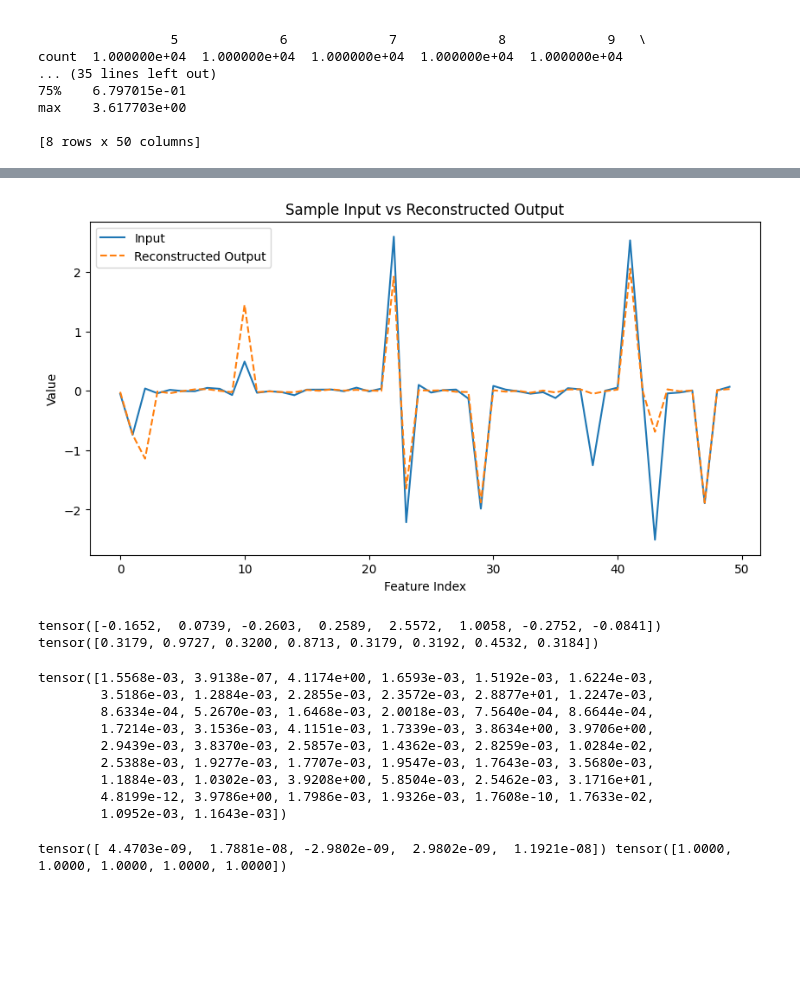
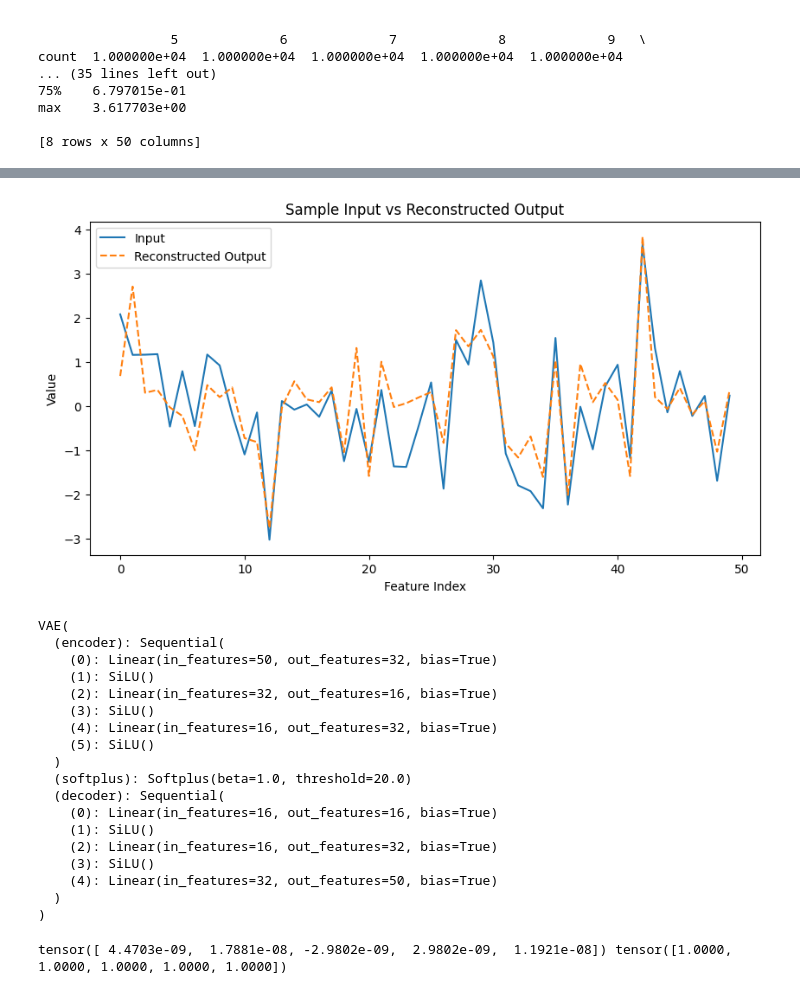
Before and after one commit to BerendBouvy/Thesis, a Jupyter notebook: misc.ipynb, the cells around one changed output, grey strips where cells are left out. Cells and saved outputs as stored; diff of their text form; code cells hidden in the pictures; blank space fills up the shorter version.

```diff
--- a/misc.ipynb
+++ b/misc.ipynb
@@ -87,40 +87,44 @@ Step 600 (N samples: 38,400), Loss: 0.7921 (Recon: 0.7393, KL: 0.0529) Grad: 0.5
 # %%
 import matplotlib.pyplot as plt
 import torch
 
 with torch.no_grad():
-    x_sample = val_loader.dataset[100]
+    x_sample = train_loader.dataset.dataset[train_loader.dataset.indices[5]]
     output_sample = model.forward(x_sample)
     output_recon = output_sample.x_recon
 
     plt.figure(figsize=(10, 5))
     plt.plot(x_sample.numpy())
-    plt.plot(output_recon.numpy(), linestyle='--')
+    plt.plot(output_recon.numpy(), '--')
     plt.title('Sample Input vs Reconstructed Output')
     plt.xlabel('Feature Index')
     plt.ylabel('Value')
 
     plt.legend(['Input', 'Reconstructed Output'])
     plt.show()
 # %% [output]
-[figure, old version]
+[figure, new version]
-# %%
-with torch.no_grad():
-    output = model.forward(x_sample)
-    print(output.z_dist.mean, output.z_dist.variance)
-# %% [output]
-tensor([-0.1652,  0.0739, -0.2603,  0.2589,  2.5572,  1.0058, -0.2752, -0.0841]) tensor([0.3179, 0.9727, 0.3200, 0.8713, 0.3179, 0.3192, 0.4532, 0.3184])
 # %%
+print(model)
 # %% [output]
-tensor([1.5568e-03, 3.9138e-07, 4.1174e+00, 1.6593e-03, 1.5192e-03, 1.6224e-03,
-        3.5186e-03, 1.2884e-03, 2.2855e-03, 2.3572e-03, 2.8877e+01, 1.2247e-03,
-        8.6334e-04, 5.2670e-03, 1.6468e-03, 2.0018e-03, 7.5640e-04, 8.6644e-04,
-        1.7214e-03, 3.1536e-03, 4.1151e-03, 1.7339e-03, 3.8634e+00, 3.9706e+00,
-        2.9439e-03, 3.8370e-03, 2.5857e-03, 1.4362e-03, 2.8259e-03, 1.0284e-02,
-        2.5388e-03, 1.9277e-03, 1.7707e-03, 1.9547e-03, 1.7643e-03, 3.5680e-03,
-        1.1884e-03, 1.0302e-03, 3.9208e+00, 5.8504e-03, 2.5462e-03, 3.1716e+01,
-        4.8199e-12, 3.9786e+00, 1.7986e-03, 1.9326e-03, 1.7608e-10, 1.7633e-02,
-        1.0952e-03, 1.1643e-03])
+VAE(
+  (encoder): Sequential(
+    (0): Linear(in_features=50, out_features=32, bias=True)
+    (1): SiLU()
+    (2): Linear(in_features=32, out_features=16, bias=True)
+    (3): SiLU()
+    (4): Linear(in_features=16, out_features=32, bias=True)
+    (5): SiLU()
+  )
+  (softplus): Softplus(beta=1.0, threshold=20.0)
+  (decoder): Sequential(
+    (0): Linear(in_features=16, out_features=16, bias=True)
+    (1): SiLU()
+    (2): Linear(in_features=16, out_features=32, bias=True)
+    (3): SiLU()
+    (4): Linear(in_features=32, out_features=50, bias=True)
+  )
+)
 # %%
 rand_tensor = torch.randn(20, 5)
 from Normalizer import Normalizer
```
Also changed, not shown: parts of 1 cell of this notebook, 2 other files.
